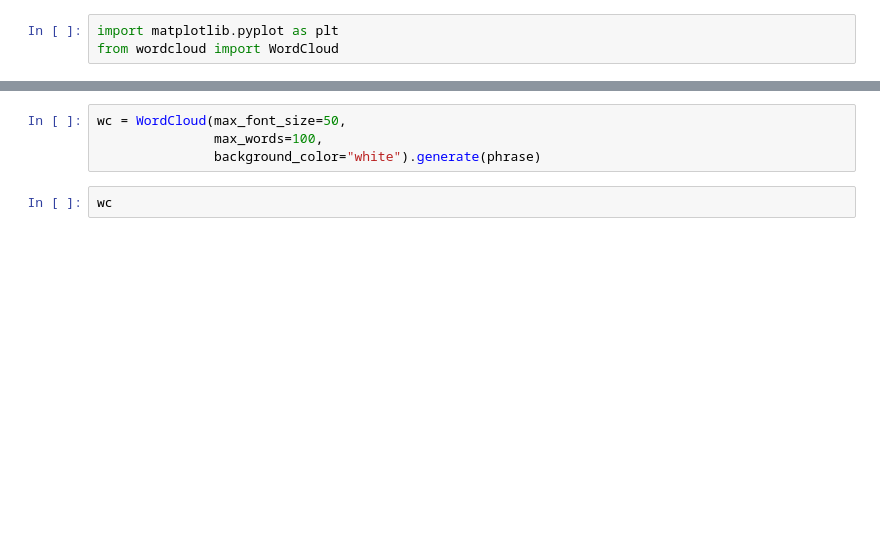
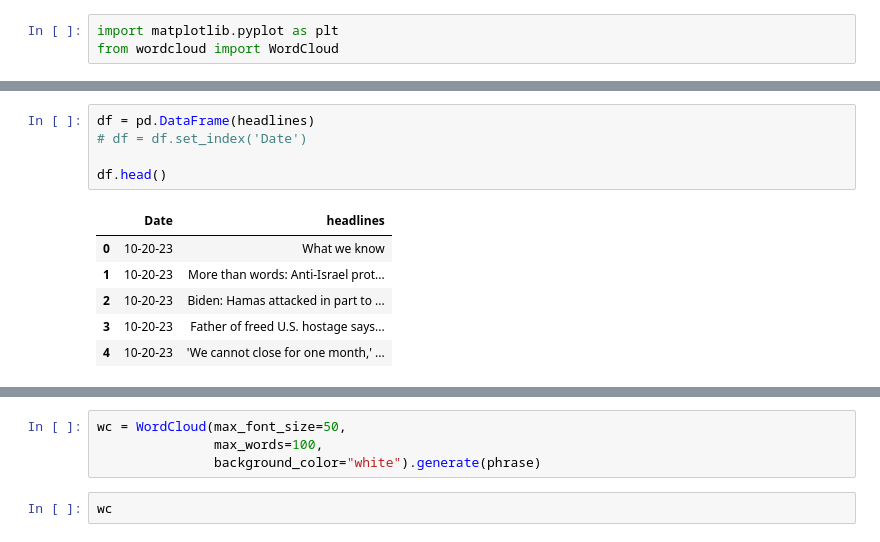
Before and after one commit to salasouza/wordanalysis, a Jupyter notebook: wordcloud.ipynb, the cells around one changed output, grey strips where cells are left out. Cells and saved outputs as stored; diff of their text form; blank space fills up the shorter version.

```diff
--- a/wordcloud.ipynb
+++ b/wordcloud.ipynb
@@ -49,0 +92,12 @@ phrase
+# %%
+df = pd.DataFrame(headlines)
+# df = df.set_index('Date')
+
+df.head()
+# %% [output]
+|  | Date | headlines |
+| 0 | 10-20-23 | What we know |
+| 1 | 10-20-23 | More than words: Anti-Israel prot... |
+| 2 | 10-20-23 | Biden: Hamas attacked in part to ... |
+| 3 | 10-20-23 | Father of freed U.S. hostage says... |
+| 4 | 10-20-23 | 'We cannot close for one month,' ... |
```
Also changed, not shown: parts of 30 cells of this notebook, 1 other file.
